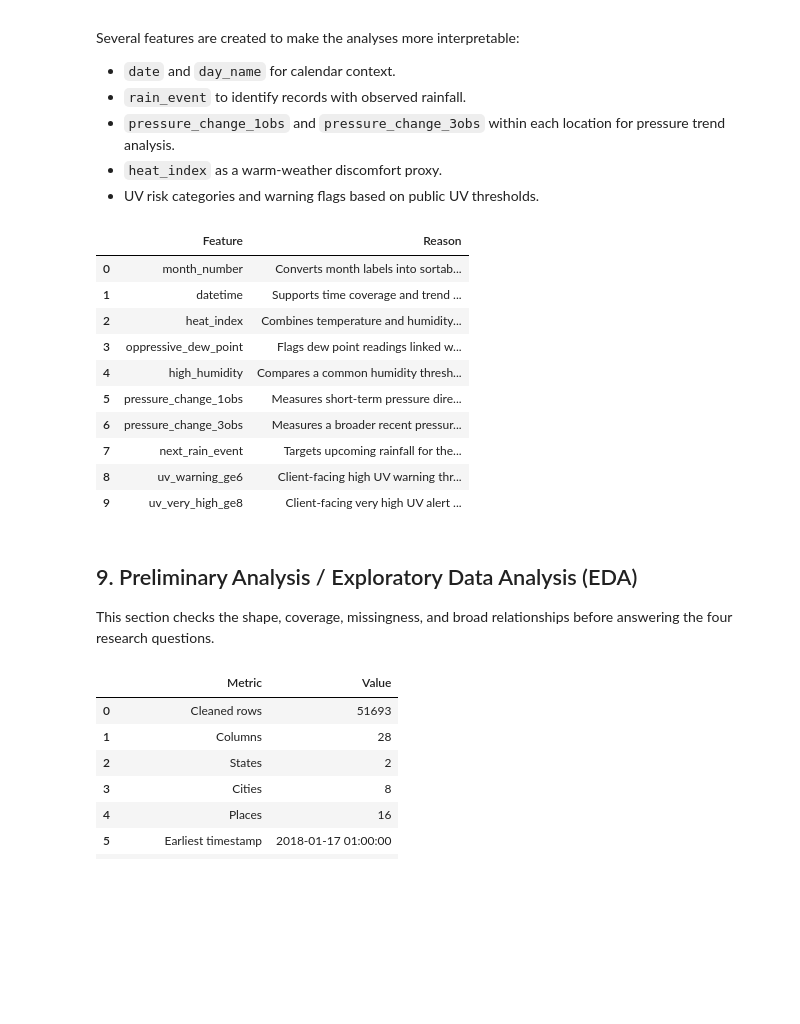
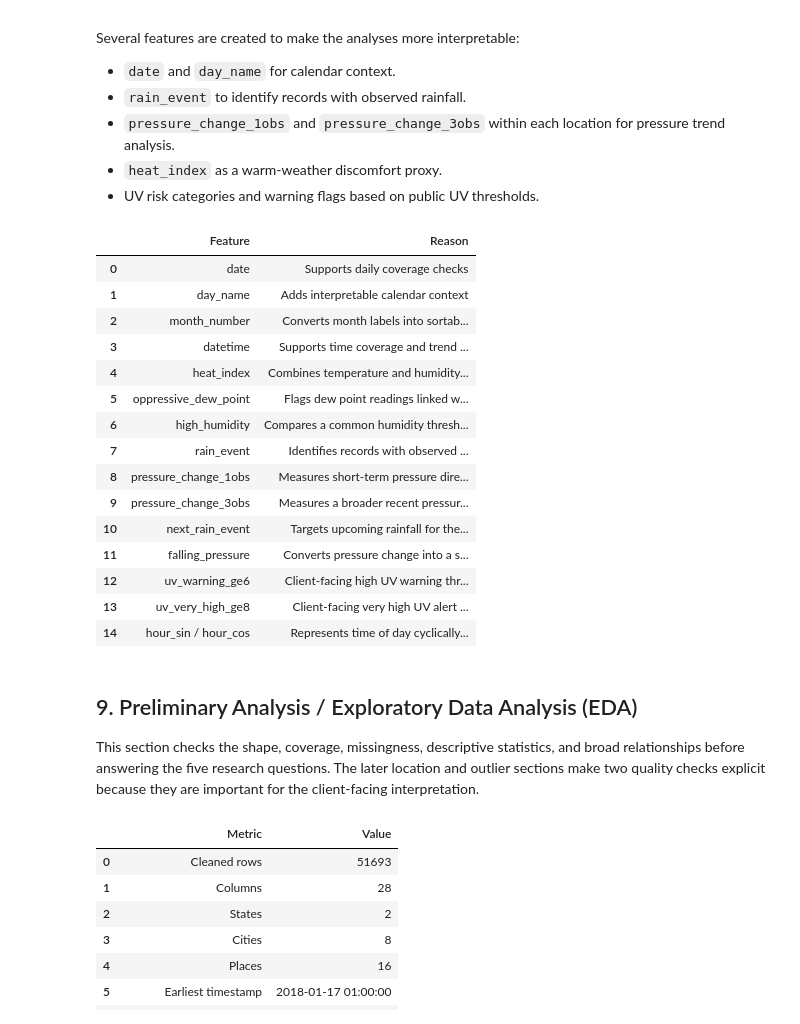
Before and after one commit to hyue3463-cloud/MWF-G2, a Jupyter notebook: ADS1001_project_notebook_template.ipynb, the cells around one changed output. Drawn from its saved outputs; the diff is of its cells as text; code cells hidden in the pictures; blank space fills up the shorter version.

```diff
--- a/ADS1001_project_notebook_template.ipynb
+++ b/ADS1001_project_notebook_template.ipynb
@@ -330,5 +393,6 @@ The analysis uses `analysis_base`, the validated cleaned dataset. A duplicate ca
 # %%
 def hierarchical_median_fill(df: pd.DataFrame, col: str) -> pd.Series:
+    """Fill missing numeric weather values using increasingly broad location-time medians."""
     filled = df[col].copy()
     grouping_levels = [
         ['place', 'month_number', 'hour'],
@@ -341,6 +405,7 @@ def hierarchical_median_fill(df: pd.DataFrame, col: str) -> pd.Series:
         medians = df.groupby(keys, observed=False)[col].transform('median')
         filled = filled.fillna(medians)
     return filled.fillna(df[col].median())
+
 
 model_ready = analysis_base.copy()
 for col in weather_cols:
@@ -357,7 +422,8 @@ preprocessing_summary = pd.DataFrame({
     'Missing values in main weather columns': [
         int(analysis_base[weather_cols].isna().sum().sum()),
         int(model_ready[weather_cols].isna().sum().sum()),
-    ]
+    ],
+    'Missing-flag columns retained': [0, len(weather_cols)],
 })
 
 preprocessing_summary
@@ -377,6 +443,7 @@ Several features are created to make the analyses more interpretable:
 - UV risk categories and warning flags based on public UV thresholds.
 # %%
 def add_heat_index(df: pd.DataFrame) -> pd.Series:
+    """Approximate heat discomfort from temperature and relative humidity."""
     T = df['temperature']
     RH = df['humidity']
     return (
@@ -390,6 +457,7 @@ def add_heat_index(df: pd.DataFrame) -> pd.Series:
         + 0.00072546 * T * RH**2
         - 0.000003582 * T**2 * RH**2
     )
+
 
 for frame in [analysis_base, model_ready]:
     frame['date'] = frame['datetime'].dt.date
@@ -404,51 +472,62 @@ pressure_sort_cols = ['state', 'city', 'place', 'datetime']
 model_ready = model_ready.sort_values(pressure_sort_cols).reset_index(drop=True)
 model_ready['rain_event'] = (
     (model_ready['precipitation_rate'] > 0) |
     (model_ready['precipitation_total'] > 0)
 ).astype(int)
 model_ready['pressure_change_1obs'] = model_ready.groupby(location_cols)['pressure'].diff()
 model_ready['pressure_change_3obs'] = model_ready.groupby(location_cols)['pressure'].diff(3)
 model_ready['next_rain_event'] = model_ready.groupby(location_cols)['rain_event'].shift(-1)
 model_ready['falling_pressure'] = (model_ready['pressure_change_1obs'] < 0).astype(int)
 model_ready['hour_sin'] = np.sin(2 * np.pi * model_ready['hour'] / 24)
 model_ready['hour_cos'] = np.cos(2 * np.pi * model_ready['hour'] / 24)
 
 feature_summary = pd.DataFrame({
     'Feature': [
-        'month_number', 'datetime', 'heat_index', 'oppressive_dew_point',
-        'high_humidity', 'pressure_change_1obs', 'pressure_change_3obs',
-        'next_rain_event', 'uv_warning_ge6', 'uv_very_high_ge8'
+        'date', 'day_name', 'month_number', 'datetime', 'heat_index', 'oppressive_dew_point',
+        'high_humidity', 'rain_event', 'pressure_change_1obs', 'pressure_change_3obs',
+        'next_rain_event', 'falling_pressure', 'uv_warning_ge6', 'uv_very_high_ge8',
+        'hour_sin / hour_cos'
     ],
     'Reason': [
+        'Supports daily coverage checks',
+        'Adds interpretable calendar context',
         'Converts month labels into sortable numeric values',
         'Supports time coverage and trend analysis',
         'Combines temperature and humidity into a heat discomfort proxy',
         'Flags dew point readings linked with muggy conditions',
         'Compares a common humidity threshold with dew point',
+        'Identifies records with observed rainfall in cleaned final data',
         'Measures short-term pressure direction within location',
         'Measures a broader recent pressure tendency within location',
         'Targets upcoming rainfall for the predictive model',
+        'Converts pressure change into a simple public-facing trend indicator',
         'Client-facing high UV warning threshold',
-        'Client-facing very high UV alert threshold'
+        'Client-facing very high UV alert threshold',
+        'Represents time of day cyclically for the rainfall model',
     ]
 })
 feature_summary
 # %% [output]
 |  | Feature | Reason |
-| 0 | month_number | Converts month labels into sortab... |
-| 1 | datetime | Supports time coverage and trend ... |
-| 2 | heat_index | Combines temperature and humidity... |
-| 3 | oppressive_dew_point | Flags dew point readings linked w... |
-| 4 | high_humidity | Compares a common humidity thresh... |
-| 5 | pressure_change_1obs | Measures short-term pressure dire... |
-| 6 | pressure_change_3obs | Measures a broader recent pressur... |
-| 7 | next_rain_event | Targets upcoming rainfall for the... |
-| 8 | uv_warning_ge6 | Client-facing high UV warning thr... |
-| 9 | uv_very_high_ge8 | Client-facing very high UV alert ... |
+| 0 | date | Supports daily coverage checks |
+| 1 | day_name | Adds interpretable calendar context |
+| 2 | month_number | Converts month labels into sortab... |
+| 3 | datetime | Supports time coverage and trend ... |
+| 4 | heat_index | Combines temperature and humidity... |
+| 5 | oppressive_dew_point | Flags dew point readings linked w... |
+| 6 | high_humidity | Compares a common humidity thresh... |
+| 7 | rain_event | Identifies records with observed ... |
+| 8 | pressure_change_1obs | Measures short-term pressure dire... |
+| 9 | pressure_change_3obs | Measures a broader recent pressur... |
+| 10 | next_rain_event | Targets upcoming rainfall for the... |
+| 11 | falling_pressure | Converts pressure change into a s... |
+| 12 | uv_warning_ge6 | Client-facing high UV warning thr... |
+| 13 | uv_very_high_ge8 | Client-facing very high UV alert ... |
+| 14 | hour_sin / hour_cos | Represents time of day cyclically... |
 # %% [markdown]
 ## 9. Preliminary Analysis / Exploratory Data Analysis (EDA)
 
-This section checks the shape, coverage, missingness, and broad relationships before answering the four research questions.
+This section checks the shape, coverage, missingness, descriptive statistics, and broad relationships before answering the five research questions. The later location and outlier sections make two quality checks explicit because they are important for the client-facing interpretation.
 # %%
 dataset_profile = pd.DataFrame({
     'Metric': [
```
Also changed, not shown: parts of 25 cells of this notebook, 2 other files.
